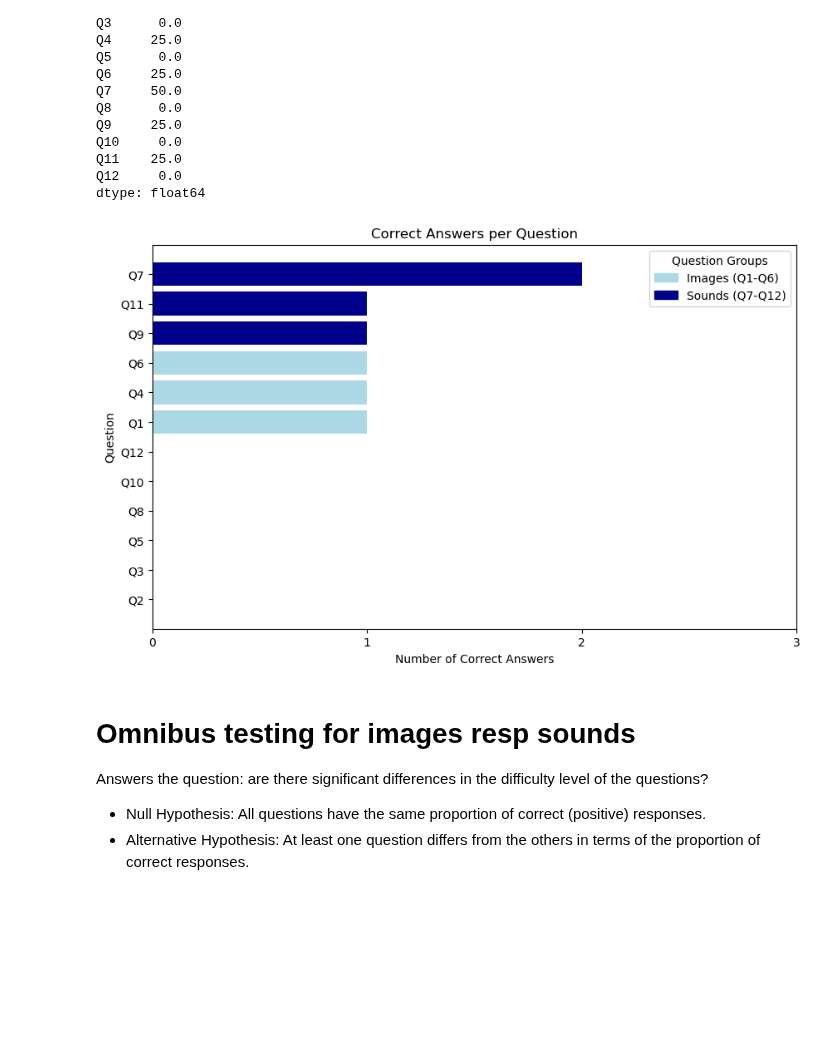
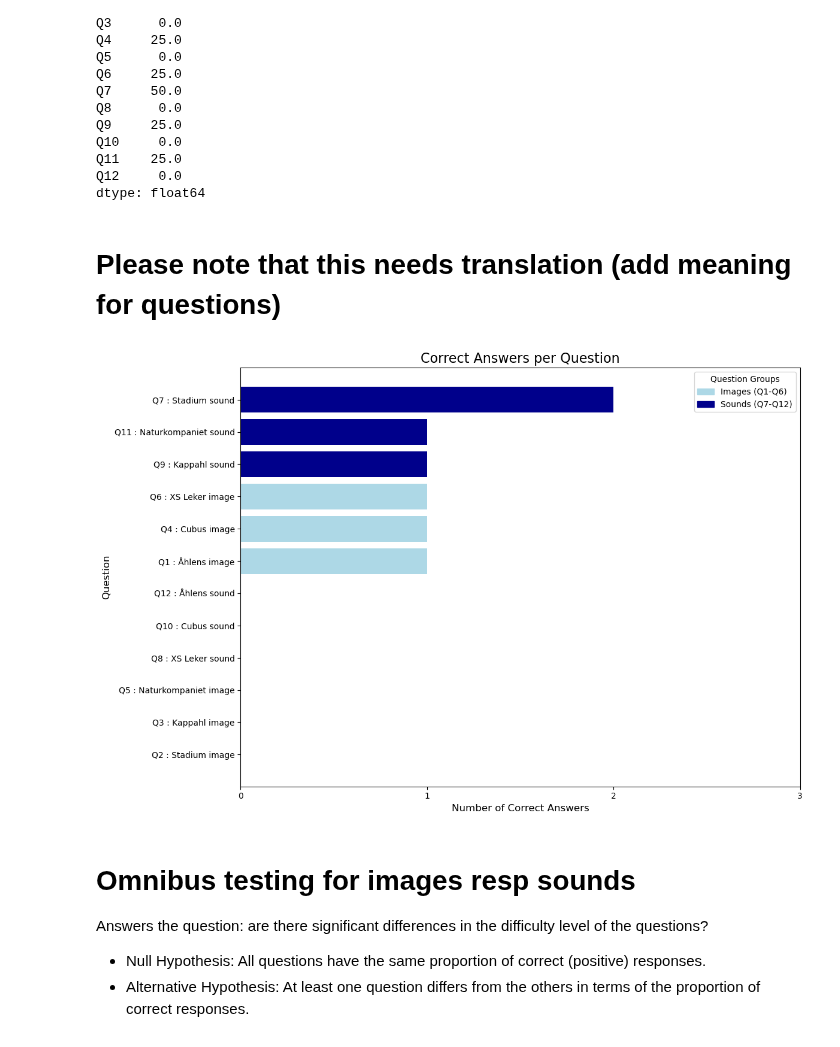
Before and after one commit to emmenru/Music-AI-workshop, a Jupyter notebook: chi-square-tester.ipynb, the cells around one changed output. Cells and saved outputs as stored; diff of their text form; code cells hidden in the pictures; blank space fills up the shorter version.

```diff
--- a/chi-square-tester.ipynb
+++ b/chi-square-tester.ipynb
@@ -330,30 +413,61 @@ dtype: float64
 # Collapse correct for Q7-Q12
 #question_df[['Q' + str(i) for i in range(7, 13)]].sum(axis=0)
 #question_df[['Q' + str(i) for i in range(7, 13)]].sum(axis=0)#.sum()
+# %% [markdown]
+# Please note that this needs translation (add meaning for questions)
 # %%
-def plot_correct_answers(total_correct_per_question):
-  # Convert Series to DataFrame and rename columns
-  correct_answers_df = total_correct_per_question.reset_index()
-  correct_answers_df.columns = ['Questions', 'CorrectAnswers']
-  correct_answers_df = correct_answers_df.sort_values(by='CorrectAnswers', ascending=True)
-  # Define colors based on question groups (images vs sounds)
-  colors = ['lightblue' if q in ['Q1', 'Q2', 'Q3', 'Q4', 'Q5', 'Q6'] else 'darkblue' for q in correct_answers_df['Questions']]
-  plt.figure(figsize=(10, 6))
-  plt.barh(correct_answers_df['Questions'], correct_answers_df['CorrectAnswers'], color=colors)
-  plt.title('Correct Answers per Question')
-  plt.xlabel('Number of Correct Answers')
-  plt.ylabel('Question')
-  plt.xticks(range(0, correct_answers_df['CorrectAnswers'].max() + 2))  # Integers
-  legend_handles = [
-      patches.Patch(color='lightblue', label='Images (Q1-Q6)'),
-      patches.Patch(color='darkblue', label='Sounds (Q7-Q12)')
-  ]
-  plt.legend(handles=legend_handles, title='Question Groups', loc='upper right')
-  plt.show()
+def plot_correct_answers(total_correct_per_question, correct_answers_dict, output_dir='plots/correct_votes'):
+    # Create directory if it doesn't exist
+    if not os.path.exists(output_dir):
+        os.makedirs(output_dir)
 
-plot_correct_answers(total_correct_per_question)
+    # Convert Series to DataFrame and rename columns
+    correct_answers_df = total_correct_per_question.reset_index()
+    correct_answers_df.columns = ['Questions', 'CorrectAnswers']
+    correct_answers_df = correct_answers_df.sort_values(by='CorrectAnswers', ascending=True)
+
+    # Create detailed labels combining question number and description
+    detailed_labels = [f"{q} : {correct_answers_dict[q]}" for q in correct_answers_df['Questions']]
+
+    # Define colors based on question groups (images vs sounds)
+    colors = ['lightblue' if q in ['Q1', 'Q2', 'Q3', 'Q4', 'Q5', 'Q6'] else 'darkblue'
+              for q in correct_answers_df['Questions']]
+
+    # Create figure with adjusted size to accommodate longer labels
+    plt.figure(figsize=(12, 8))
+
+    # Create horizontal bar plot
+    plt.barh(range(len(detailed_labels)), correct_answers_df['CorrectAnswers'], color=colors)
+
+    # Set the y-tick positions and labels
+    plt.yticks(range(len(detailed_labels)), detailed_labels)
+
+    plt.title('Correct Answers per Question', fontsize=16)
+    plt.xlabel('Number of Correct Answers', fontsize=12)
+    plt.ylabel('Question', fontsize=12)
+
+    # Set x-axis ticks to integers
+    plt.xticks(range(0, correct_answers_df['CorrectAnswers'].max() + 2))
+
+    # Add legend
+    legend_handles = [
+        patches.Patch(color='lightblue', label='Images (Q1-Q6)'),
+        patches.Patch(color='darkblue', label='Sounds (Q7-Q12)')
+    ]
+    plt.legend(handles=legend_handles, title='Question Groups', loc='upper right')
+
+    # Adjust layout and save
+    plt.tight_layout()
+    filename = f"{output_dir}/corrects.png"
+    plt.savefig(filename, dpi=300, bbox_inches='tight')
+
+    plt.show()
+    plt.close()
+
+
+plot_correct_answers(total_correct_per_question, correct_answers_dict)
 # %% [output]
-[figure, old version]
+[figure, new version]
 # %% [markdown]
 # Omnibus testing for images resp sounds
 Answers the question: are there significant differences in the difficulty level of the questions?
```
Also changed, not shown: parts of 5 cells of this notebook, 20 other files.
